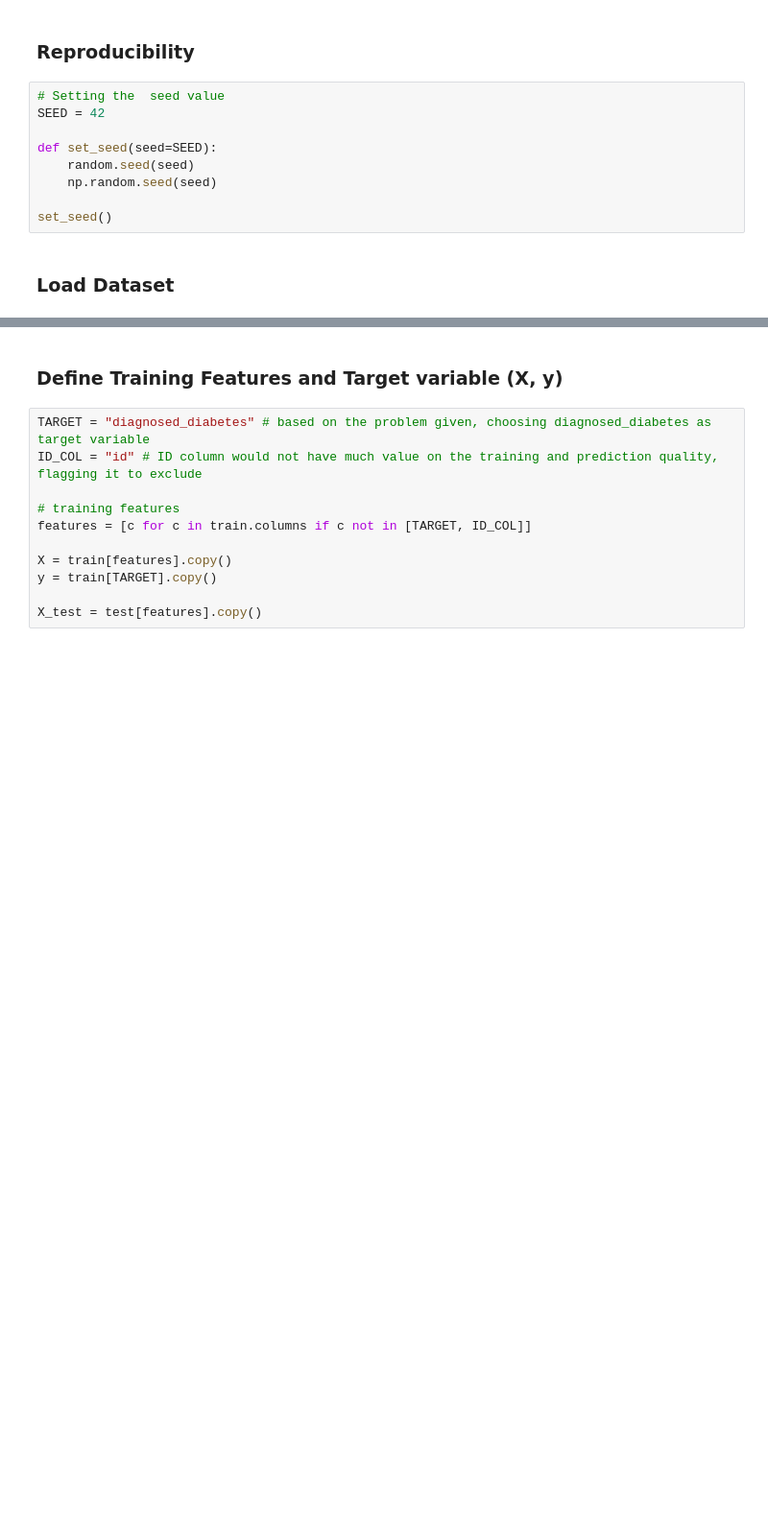
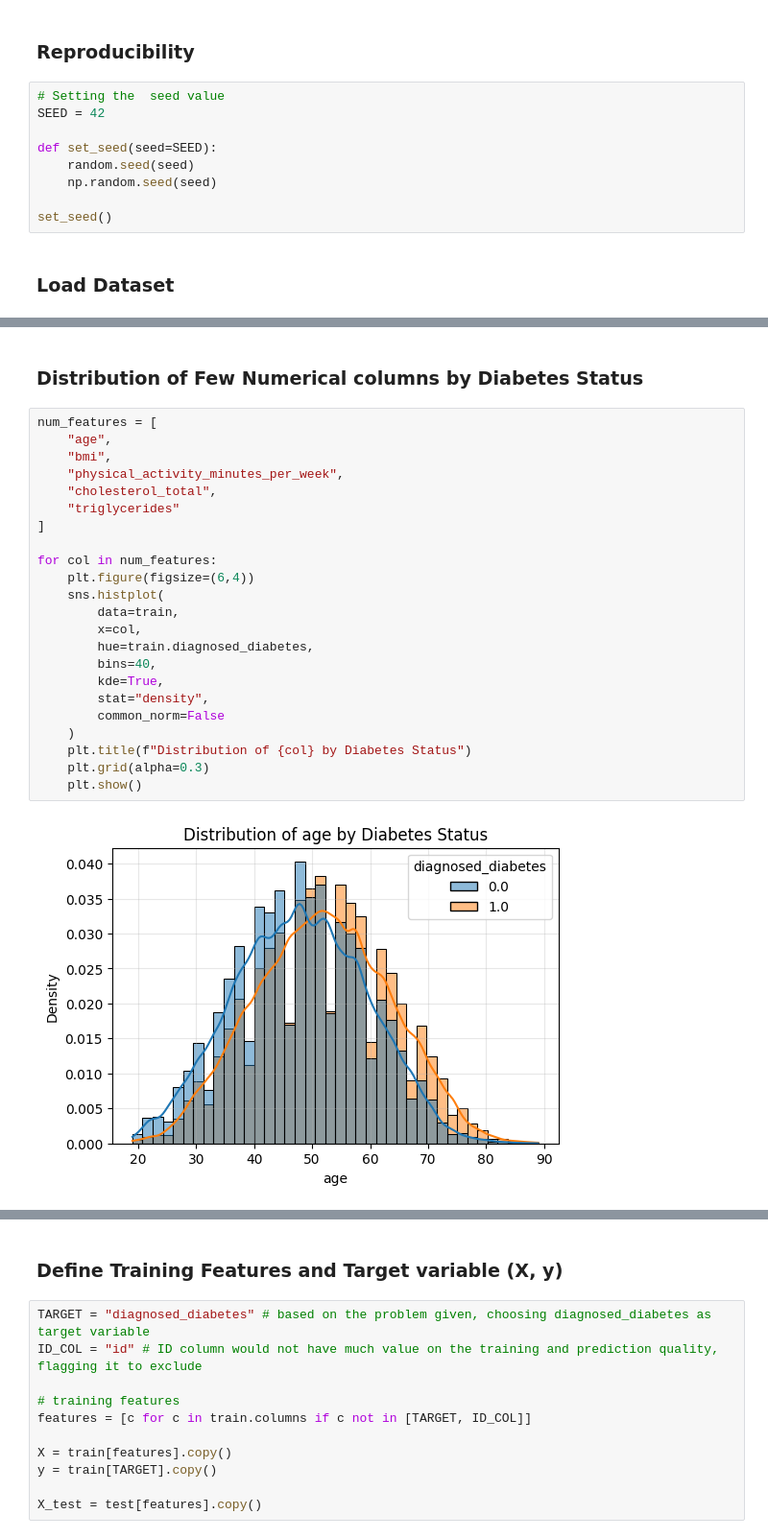
Before and after one commit to ishwor2048/kaggle-diabetic-prediction-model, a Jupyter notebook: diabetes-prediction-lr-lgb.ipynb, the cells around one changed output, grey strips where cells are left out. Shown at 96% size. Cells and saved outputs as stored; diff of their text form; blank space fills up the shorter version.

```diff
--- a/diabetes-prediction-lr-lgb.ipynb
+++ b/diabetes-prediction-lr-lgb.ipynb
@@ -68,0 +234,27 @@ train.head()
+# %% [markdown]
+<h3><b>Distribution of Few Numerical columns by Diabetes Status
+# %%
+num_features = [
+    "age",
+    "bmi",
+    "physical_activity_minutes_per_week",
+    "cholesterol_total",
+    "triglycerides"
+]
+
+for col in num_features:
+    plt.figure(figsize=(6,4))
+    sns.histplot(
+        data=train,
+        x=col,
+        hue=train.diagnosed_diabetes,
+        bins=40,
+        kde=True,
+        stat="density",
+        common_norm=False
+    )
+    plt.title(f"Distribution of {col} by Diabetes Status")
+    plt.grid(alpha=0.3)
+    plt.show()
+# %% [output]
+[figure, added]
```
Also changed, not shown: parts of 70 cells of this notebook.
